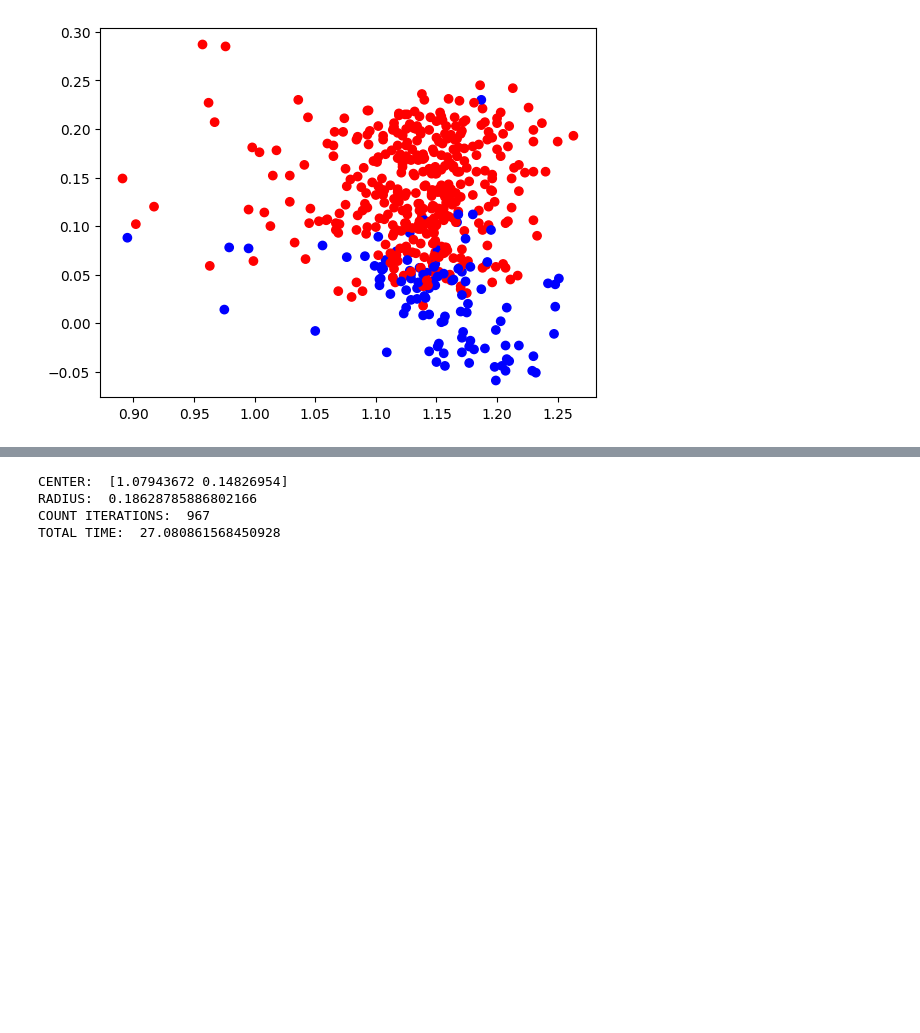
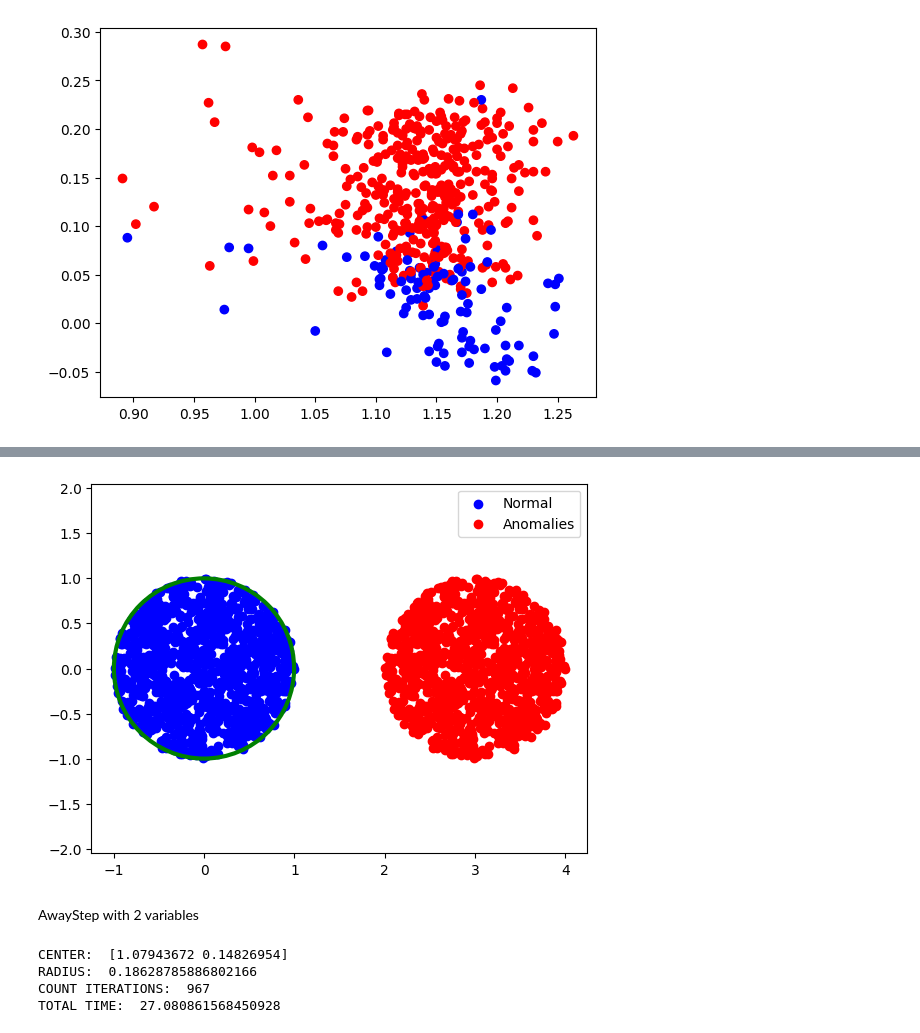
Before and after one commit to joanorePD/Astronomical_Anomaly_Detection_with_MEB, a Jupyter notebook: notebooks/away_step.ipynb, the cells around one changed output, grey strips where cells are left out. Drawn from its saved outputs; the diff is of its cells as text; code cells hidden in the pictures; blank space fills up the shorter version.

```diff
--- a/notebooks/away_step.ipynb
+++ b/notebooks/away_step.ipynb
@@ -259,3 +355,24 @@ def frankWolfe_Pairwise(A, epsilon, max_iterations=1000, step_size = "Harmonic")
+# %%
+fig, ax = plt.subplots()
+
+# Scatter plot for normal data points and anomalies
+plt.scatter(normal[:, 0], normal[:, 1], color='blue', label='Normal')
+plt.scatter(anomalies[:, 0], anomalies[:, 1], color='red', label='Anomalies')
+
+# Create and add the circle patch
+circle = plt.Circle(tuple(center_PWF_gd), radius_PWF_gd, color='g', fill=False, linewidth=3)
+ax.add_patch(circle)
+
+# Set plot properties
+plt.axis('equal')
+plt.legend()
+
+# Display the plot
+plt.show()
+# %% [output]
+[figure, added]
+# %% [markdown]
+AwayStep with 2 variables
 # %%
 # we supply: A, epsilon, max_iterations=1000
 A = df[df['Type']==b'ab'][['u-g', 'g-r']].values
```
Also changed, not shown: parts of 16 cells of this notebook.
